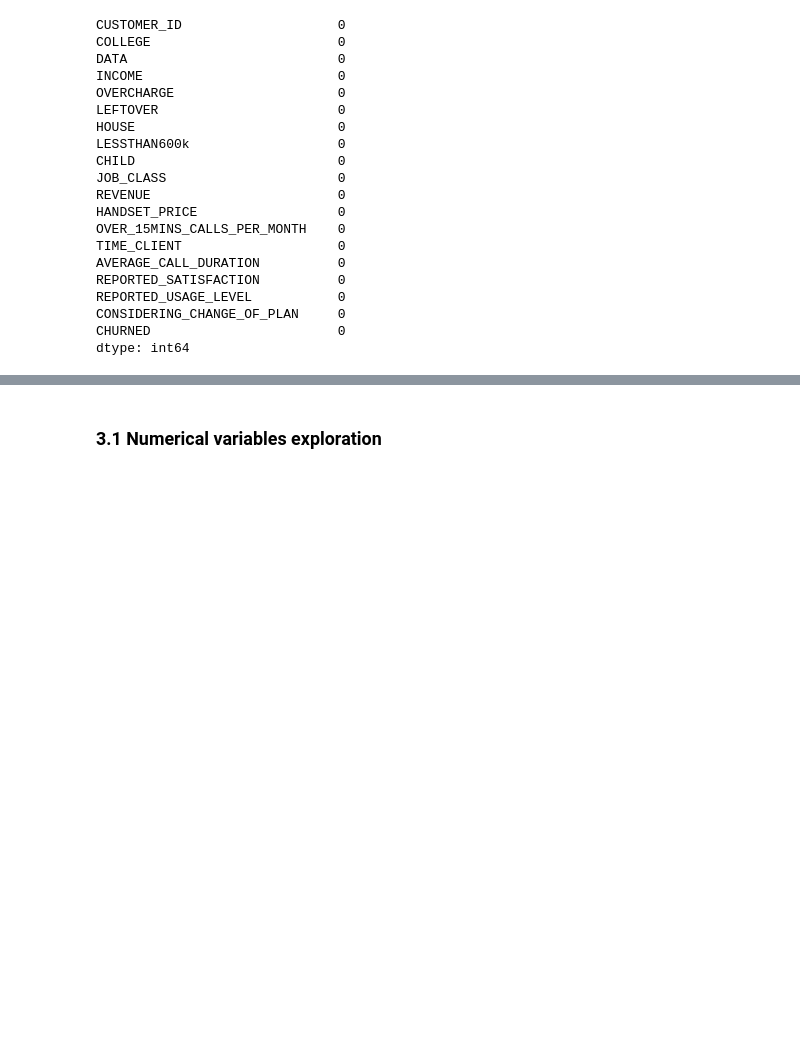
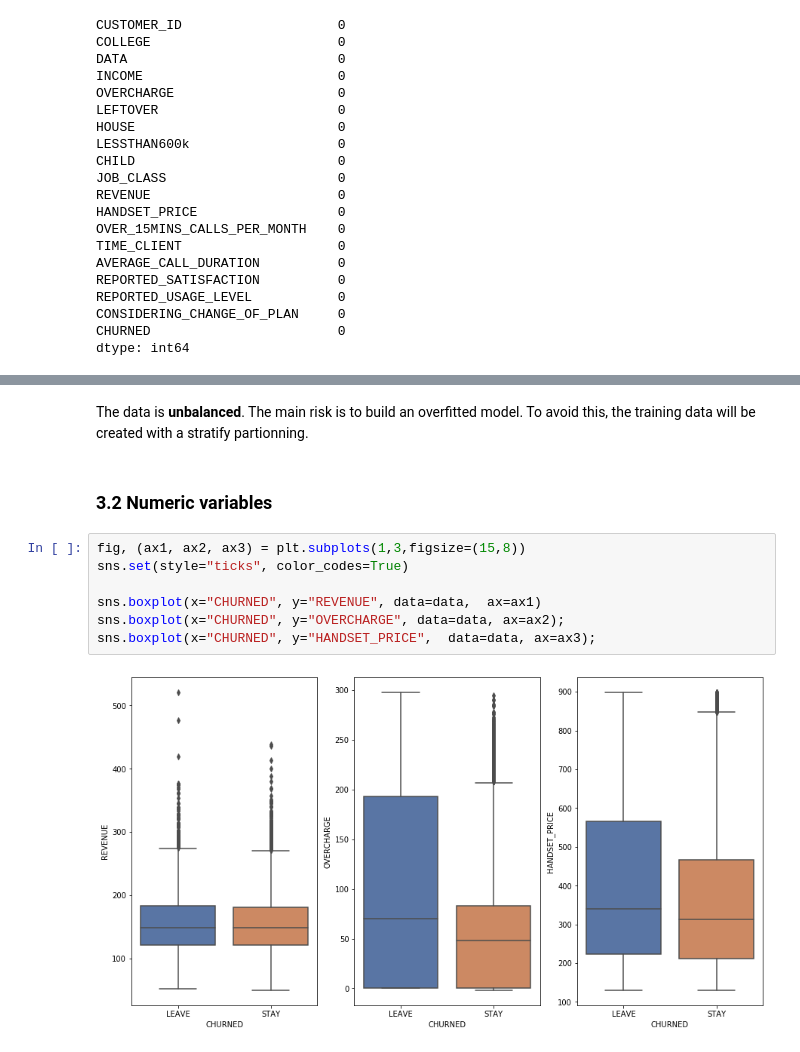
Before and after one commit to yvesEfangon/challenges, a Jupyter notebook: rexel/Report.ipynb, the cells around one changed output, grey strips where cells are left out. Drawn from its saved outputs; the diff is of its cells as text; blank space fills up the shorter version.

```diff
--- a/rexel/Report.ipynb
+++ b/rexel/Report.ipynb
@@ -187,2 +206,13 @@ This intend to ease the choice of a machine learning model family.
+# %% [markdown]
+The data is __unbalanced__. The main risk is to build an overfitted model. To avoid this, the training data will be created with a stratify partionning.
 # %% [markdown]
-### 3.1 Numerical variables exploration
+### 3.2 Numeric variables
+# %%
+fig, (ax1, ax2, ax3) = plt.subplots(1,3,figsize=(15,8))
+sns.set(style="ticks", color_codes=True)
+
+sns.boxplot(x="CHURNED", y="REVENUE", data=data,  ax=ax1)
+sns.boxplot(x="CHURNED", y="OVERCHARGE", data=data, ax=ax2);
+sns.boxplot(x="CHURNED", y="HANDSET_PRICE",  data=data, ax=ax3);
+# %% [output]
+[figure, added]
```
Also changed, not shown: parts of 33 cells of this notebook.
